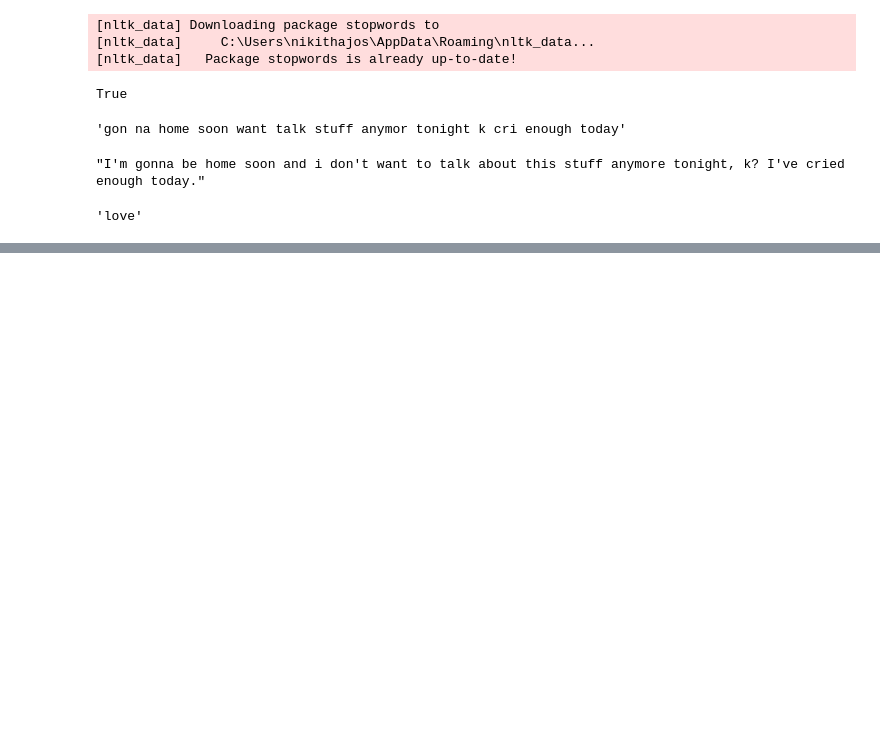
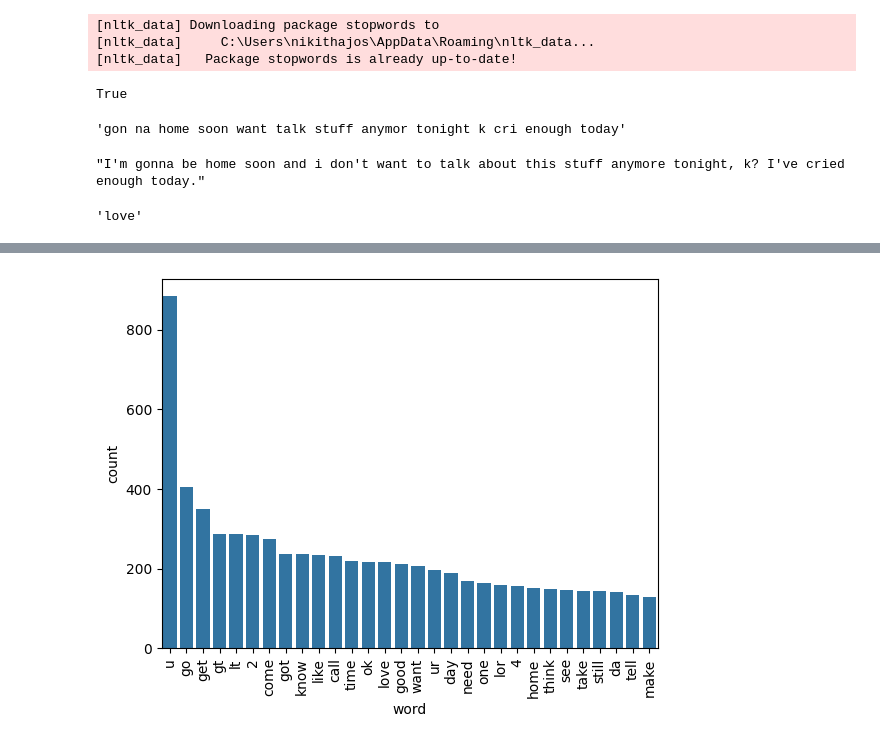
Before and after one commit to nikithastephen/Miniproject, a Jupyter notebook: SMSspamdetector.ipynb, the cells around one changed output, grey strips where cells are left out. Cells and saved outputs as stored; diff of their text form; code cells hidden in the pictures; blank space fills up the shorter version.

```diff
--- a/SMSspamdetector.ipynb
+++ b/SMSspamdetector.ipynb
@@ -302,0 +382,5 @@ df['transformed_text'] = df['text'].apply(transform_text)
+# %%
+ham_corpus = []
+for msg in df[df['target'] == 0]['transformed_text'].tolist():
+    for word in msg.split():
+        ham_corpus.append(word)
@@ -302,0 +391,20 @@ df['transformed_text'] = df['text'].apply(transform_text)
+# %%
+from collections import Counter
+
+# Count the occurrences of each word in ham_corpus
+counter = Counter(ham_corpus)
+most_common = counter.most_common(30)
+
+# Convert the most common words and their counts into a DataFrame
+df_most_common = pd.DataFrame(most_common, columns=['word', 'count'])
+
+# Create a bar plot using Seaborn
+sns.barplot(x='word', y='count', data=df_most_common)
+
+# Rotate the x-axis labels for better readability
+plt.xticks(rotation='vertical')
+
+# Display the plot
+plt.show()
+# %% [output]
+[figure, added]
```
Also changed, not shown: parts of 17 cells of this notebook.
